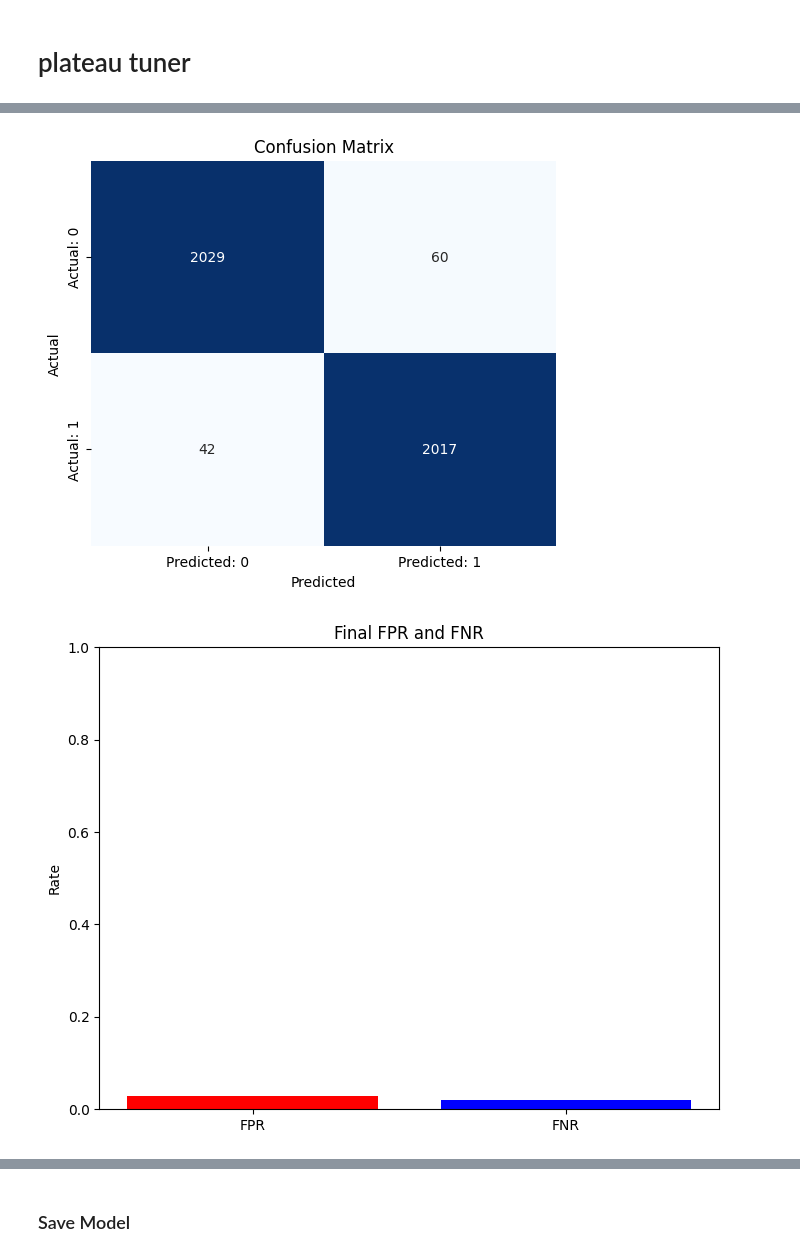
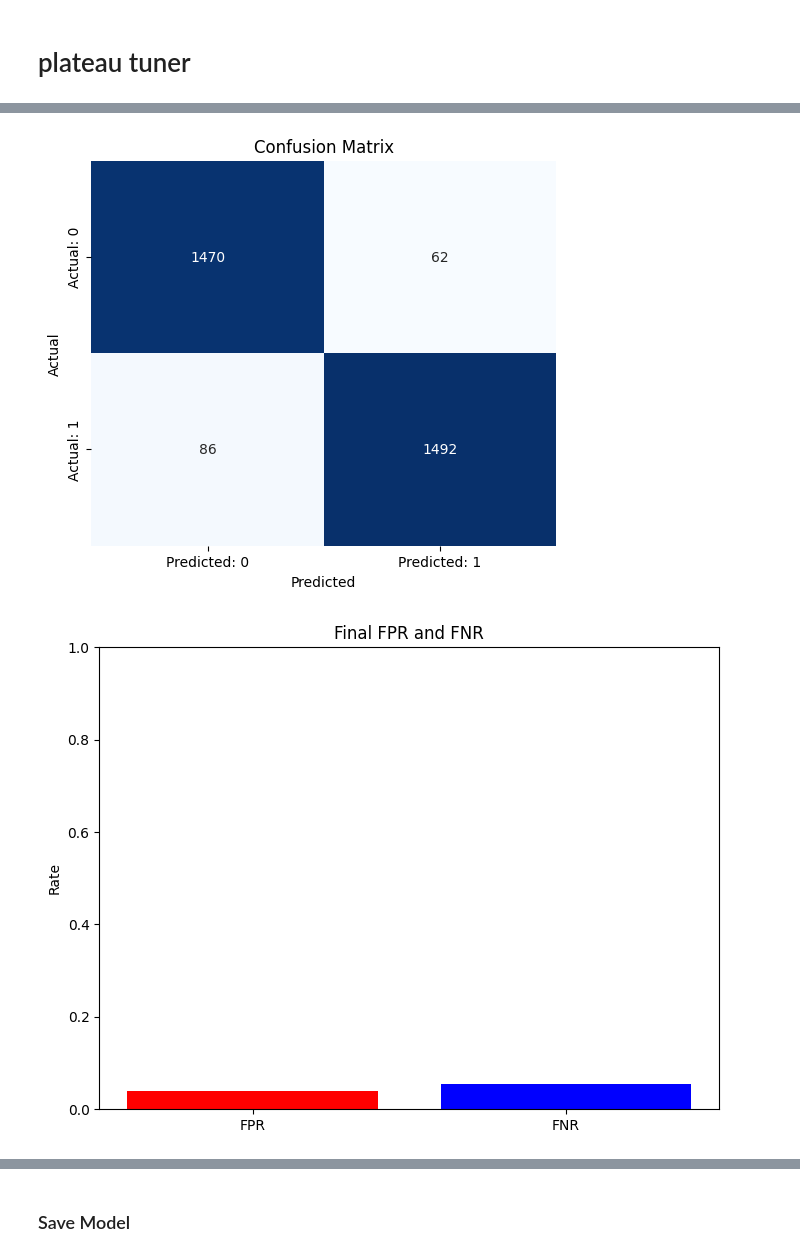
Before and after one commit to AzureSight/thesis_backend, a Jupyter notebook: FinalModels.ipynb, the cells around one changed output, grey strips where cells are left out. Drawn from its saved outputs; the diff is of its cells as text; code cells hidden in the pictures.

```diff
--- a/FinalModels.ipynb
+++ b/FinalModels.ipynb
@@ -892,17 +988,47 @@ print(f"Best Hyperparameters: {best_params}, Best Accuracy: {best_accuracy}")
 
 # **Evaluation after Fine-Tuning**
 model.eval()
-y_true, y_pred = [], []
+y_true, y_pred, y_prob = [], [], []
 
 with torch.no_grad():
-    for (resnet_batch, inception_batch) in zip(val_loader_resnet, val_loader_inception):
+    for (resnet_batch, inception_batch) in zip(test_loader_resnet, test_loader_inception):
         x_resnet, y = resnet_batch
         x_inception, _ = inception_batch
         x_resnet, x_inception, y = x_resnet.to(device), x_inception.to(device), y.to(device).float()
         outputs = model(x_resnet, x_inception).squeeze()
-        preds = (outputs > 0.5).cpu().numpy()
-        y_true.extend(y.cpu().numpy())
+        preds = (outputs > 0.5).cpu().int().numpy()
+
+        # Store ground-truth labels and predictions
+        y_true.extend(y.cpu().int().numpy())
         y_pred.extend(preds)
+        y_prob.extend(outputs.cpu().numpy())  # Probabilities for AUC
+
+
+
+
+
+# Compute Additional Metrics for Test Set
+conf_matrix = confusion_matrix(y_true, y_pred)
+auc_score = roc_auc_score(y_true, y_prob)
+fpr_vals, tpr_vals, _ = roc_curve(y_true, y_prob)
+tn, fp, fn, tp = conf_matrix.ravel()
+fpr = fp / (fp + tn)
+fnr = fn / (fn + tp)
+
+# Print Test Metrics
+print("\nTest Set Metrics:")
+print(f"False Positive Rate (FPR): {fpr:.4f}")
+print(f"False Negative Rate (FNR): {fnr:.4f}")
+print(f"AUC-ROC Score: {auc_score:.4f}")
+print(f"Confusion Matrix:\n{conf_matrix}")
+
+
+
+
+
+
+
+
 
 print("**Fine-Tuned Model Evaluation**")
 # print(classification_report(y_true, y_pred))
@@ -912,7 +1038,7 @@ print("**Fine-Tuned Model Evaluation**")
 report = classification_report(y_true, y_pred)
 
 # Save classification report to a file
-with open("training_history/secondproposed_classification_reportv3.txt", "w") as file:
+with open("training_history/secondproposed_classification_reportv4.txt", "w") as file:
     file.write(report + "\n")  # Write the classification report
     file.write(f"Accuracy Score: {accuracy_score(y_true, y_pred)}\n")
 # Optionally, print to console as well
@@ -1001,11 +1134,11 @@ plot_roc_curve(Fsecondmetrics_flat)
 # # Save metrics to CSV
 metrics_df = pd.DataFrame(Fsecondmetrics_flat)
 
-metrics_df.to_csv('training_history/second_training_metricsv3.csv', index=False)
+metrics_df.to_csv('training_history/second_training_metricsv4.csv', index=False)
 
 
 # Load the CSV file containing the final metrics
-metrics_df = pd.read_csv('training_history/second_training_metricsv2.csv')
+metrics_df = pd.read_csv('training_history/second_training_metricsv4.csv')
 
 # Extract individual metrics
 auc_score = metrics_df['auc_roc'][0]
@@ -1022,31 +1155,31 @@ roc_tpr = list(map(float, metrics_df['roc_curve_tpr'][0].split(', ')))
 # Confusion Matrix heatmap
 conf_matrix = np.array([[tn, fp], [fn, tp]])
 
 plt.figure(figsize=(6, 5))
 sns.heatmap(conf_matrix, annot=True, fmt='d', cmap='Blues', cbar=False,
             xticklabels=['Predicted: 0', 'Predicted: 1'], yticklabels=['Actual: 0', 'Actual: 1'])
 plt.xlabel('Predicted')
 plt.ylabel('Actual')
 plt.title('Confusion Matrix')
 plt.show()
 
 # Plot FPR and FNR
 plt.figure(figsize=(8, 6))
 plt.bar(['FPR', 'FNR'], [fpr, fnr], color=['red', 'blue'])
 plt.ylabel('Rate')
 plt.title('Final FPR and FNR')
 plt.ylim(0, 1)
 plt.show()
 
 plt.figure()
 plt.plot(roc_fpr, roc_tpr, label=f"AUC = {auc_score:.4f}")
 plt.plot([0, 1], [0, 1], 'r--')  # Diagonal line
 plt.xlabel("False Positive Rate")
 plt.ylabel("True Positive Rate")
 plt.title("ROC Curve")
 plt.grid(True)
 plt.legend()
 plt.show()
 # %% [output]
 [figure]
-[figure, old version]
+[figure, new version]
```
Also changed, not shown: parts of 17 cells of this notebook, 8 other files.
